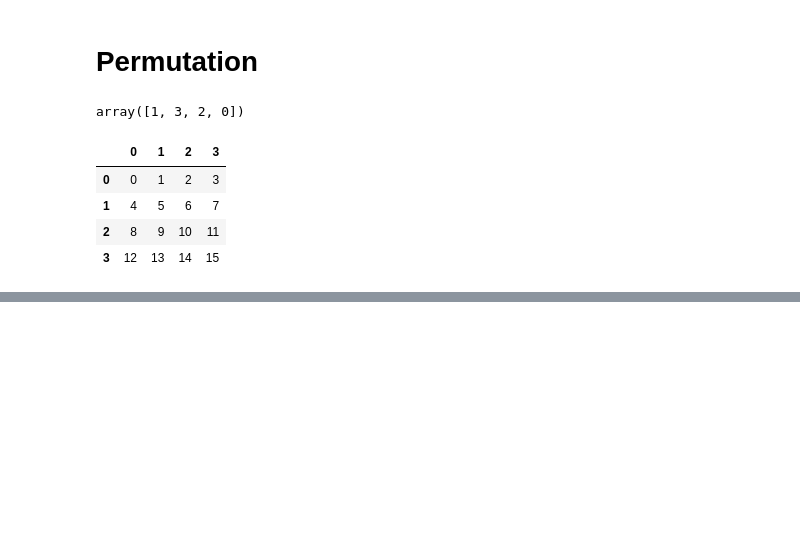
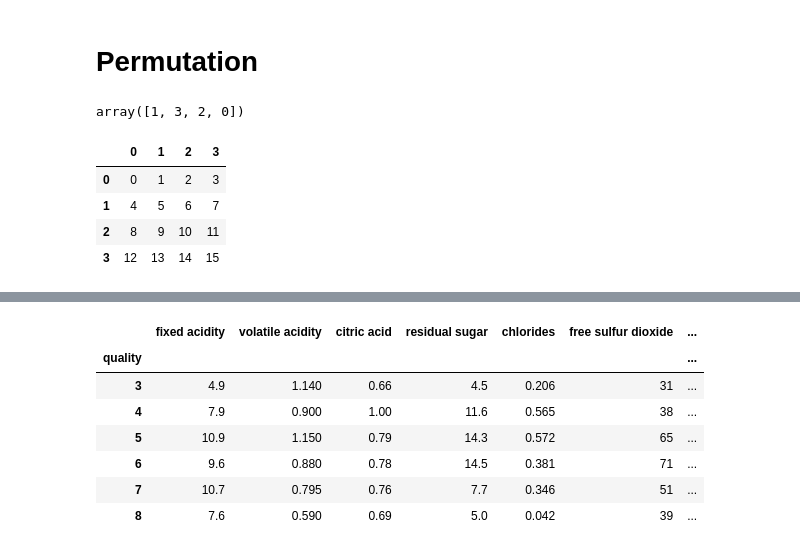
Before and after one commit to WenWeiKun-byte/PyData-Cookbook, a Jupyter notebook: Python For Data_3 Working with Data.ipynb, the cells around one changed output, grey strips where cells are left out. Saved outputs shown, nothing was run; the diff lists cells and outputs as text; code cells hidden in the pictures; blank space fills up the shorter version.

```diff
--- a/Python For Data_3 Working with Data.ipynb
+++ b/Python For Data_3 Working with Data.ipynb
@@ -1127,0 +1530,12 @@ dframe.take(blender)
+# %%
+# We can now apply our own aggregate function, this function takes the max value of the col and subtracts the min value of the col
+wino.agg(max_to_min)
+# %% [output]
+|  | fixed acidity | volatile acidity | citric acid | residual sugar | chlorides | free sulfur dioxide | ... |
+| quality |  |  |  |  |  |  | ... |
+| 3 | 4.9 | 1.140 | 0.66 | 4.5 | 0.206 | 31 | ... |
+| 4 | 7.9 | 0.900 | 1.00 | 11.6 | 0.565 | 38 | ... |
+| 5 | 10.9 | 1.150 | 0.79 | 14.3 | 0.572 | 65 | ... |
+| 6 | 9.6 | 0.880 | 0.78 | 14.5 | 0.381 | 71 | ... |
+| 7 | 10.7 | 0.795 | 0.76 | 7.7 | 0.346 | 51 | ... |
+| 8 | 7.6 | 0.590 | 0.69 | 5.0 | 0.042 | 39 | ... |
```
Also changed, not shown: parts of 57 cells of this notebook.
